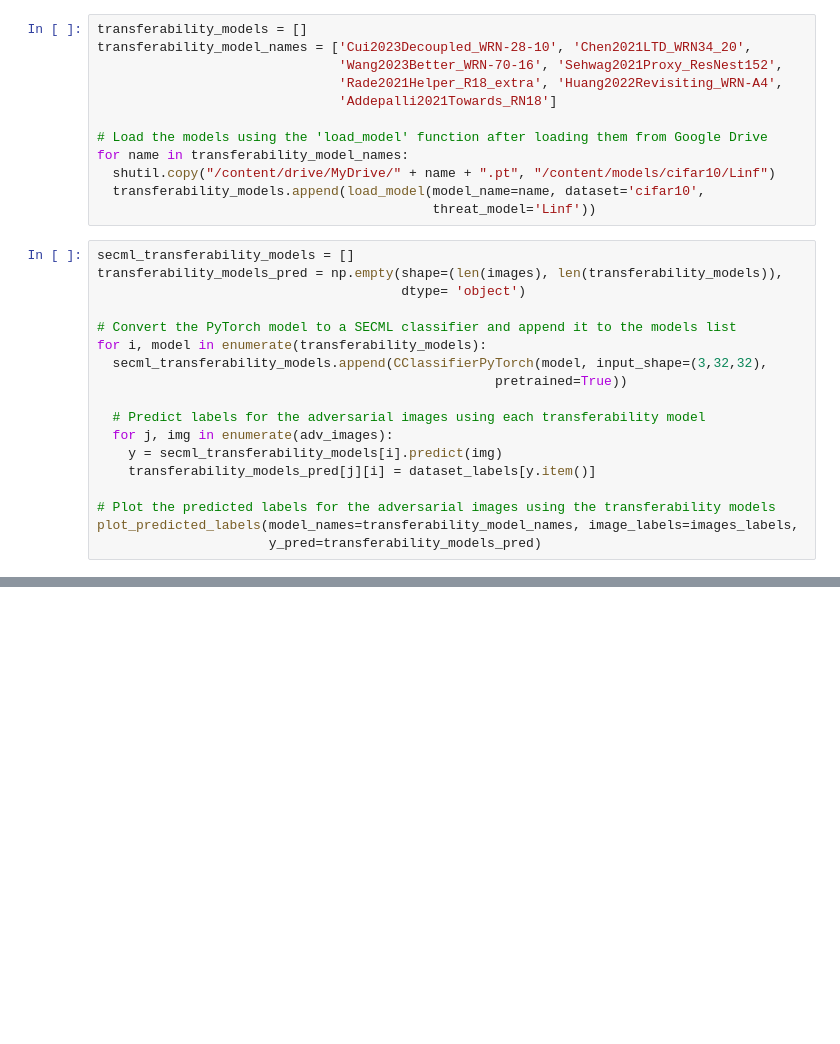
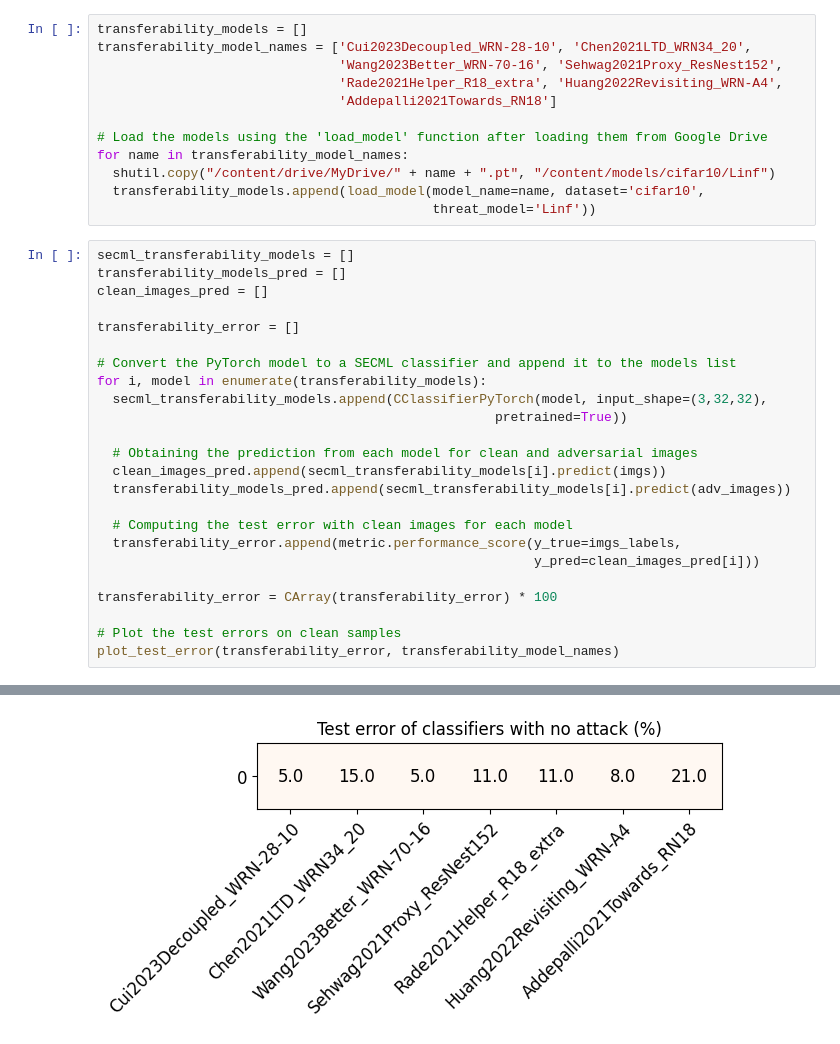
Before and after one commit to saugabriele/MLSEC_project, a Jupyter notebook: MLSEC_Project.ipynb, the cells around one changed output, grey strips where cells are left out. Drawn from its saved outputs; the diff is of its cells as text; blank space fills up the shorter version.

```diff
--- a/MLSEC_Project.ipynb
+++ b/MLSEC_Project.ipynb
@@ -327,20 +360,26 @@ for name in transferability_model_names:
                                            threat_model='Linf'))
 # %%
 secml_transferability_models = []
-transferability_models_pred = np.empty(shape=(len(images), len(transferability_models)),
-                                       dtype= 'object')
+transferability_models_pred = []
+clean_images_pred = []
+
+transferability_error = []
 
 # Convert the PyTorch model to a SECML classifier and append it to the models list
 for i, model in enumerate(transferability_models):
   secml_transferability_models.append(CClassifierPyTorch(model, input_shape=(3,32,32),
                                                    pretrained=True))
 
-  # Predict labels for the adversarial images using each transferability model
-  for j, img in enumerate(adv_images):
-    y = secml_transferability_models[i].predict(img)
-    transferability_models_pred[j][i] = dataset_labels[y.item()]
+  # Obtaining the prediction from each model for clean and adversarial images
+  clean_images_pred.append(secml_transferability_models[i].predict(imgs))
+  transferability_models_pred.append(secml_transferability_models[i].predict(adv_images))
 
-# Plot the predicted labels for the adversarial images using the transferability models
-plot_predicted_labels(model_names=transferability_model_names, image_labels=images_labels,
-                      y_pred=transferability_models_pred)
+  # Computing the test error with clean images for each model
+  transferability_error.append(metric.performance_score(y_true=imgs_labels,
+                                                        y_pred=clean_images_pred[i]))
+
+transferability_error = CArray(transferability_error) * 100
+
+# Plot the test errors on clean samples
+plot_test_error(transferability_error, transferability_model_names)
 # %% [output]
@@ -358 +386,2 @@ plot_predicted_labels(model_names=transferability_model_names, image_labels=imag
+[figure, added]
 # %%
```
Also changed, not shown: parts of 8 cells of this notebook.
